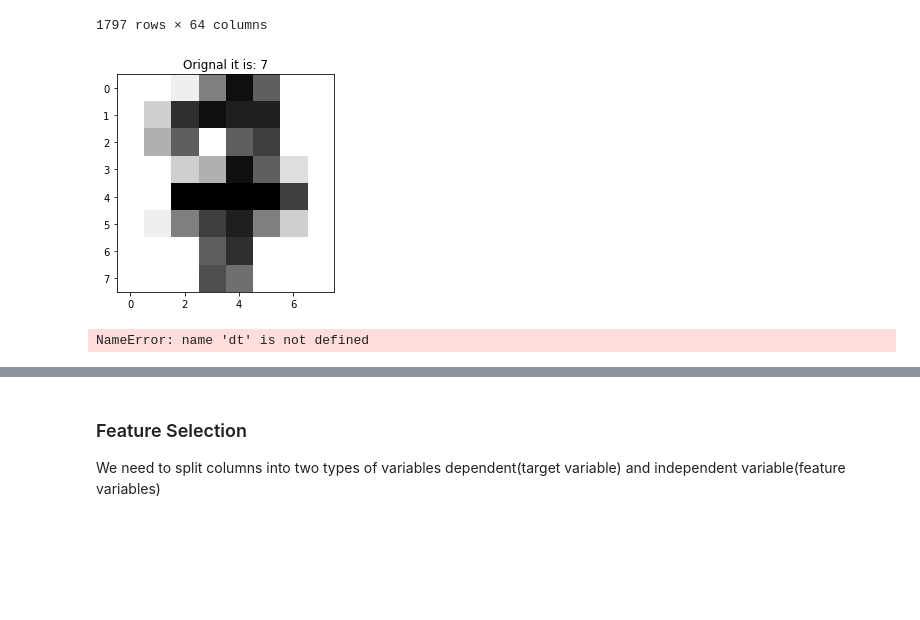
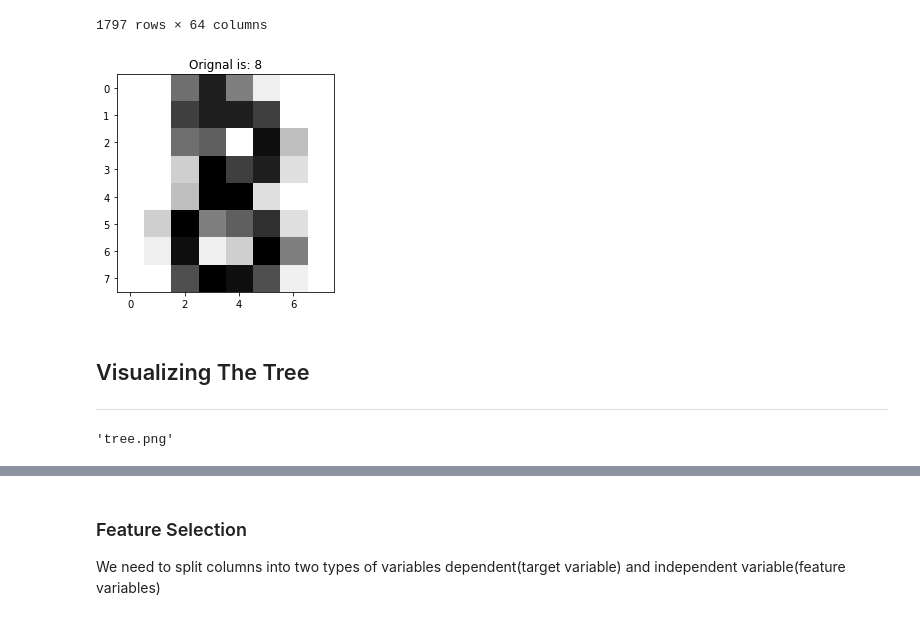
Before and after one commit to wojtekpogo/emerging-technologies, a Jupyter notebook: decisionTreeClassification.ipynb, the cells around one changed output, grey strips where cells are left out. Cells and saved outputs as stored; diff of their text form; code cells hidden in the pictures; blank space fills up the shorter version.

Commit message:
updated decision tree classification, not finished yet

```diff
--- a/decisionTreeClassification.ipynb
+++ b/decisionTreeClassification.ipynb
@@ -54,22 +57,16 @@ X_train, X_test, y_train, y_test = train_test_split(X,y, test_size=0.33)
 # %%
 def view_digit(index):
     plt.imshow(data.images[index] , cmap = plt.cm.gray_r , interpolation = 'nearest')
-    plt.title('Orignal it is: '+ str(data.target[index]))
+    plt.title('Orignal is: '+ str(data.target[index]))
     plt.show()
-view_digit(17)
+view_digit(8)
 # %% [output]
-[figure, old version]
+[figure, new version]
 # %%
-clf = DecisionTreeClassifier(criterion = 'gini')
+clf = DecisionTreeClassifier(criterion = 'gini',max_depth=3, random_state=42)
 clf = clf.fit(X_train, y_train)
-# fit the data on model
-# Training Set = 1600 , Validation Set = 197
-clf.fit(main_data[:1600] , targets[:1600])
-# prediction on test data
-predictions2 = dt.predict(main_data[1601:])
-# We use classification materics as accuracy_score
-# import accuracy_score
-from sklearn.metrics import accuracy_score
-accuracy_score(targets[1601:] , predictions2)
+
+predicted = clf.predict(X_test)
-# %% [output]
-NameError: name 'dt' is not defined
+# %% [markdown]
+## Visualizing The Tree
+***
@@ -75,0 +76,7 @@ NameError: name 'dt' is not defined
+# %%
+with open("tree.dot") as reader:
+    dot_file = reader.read()
+
+graphviz.Source(dot_file, format="png").render("tree")
+# %% [output]
+'tree.png'
```
Also changed, not shown: parts of 9 cells of this notebook, 2 other files.
